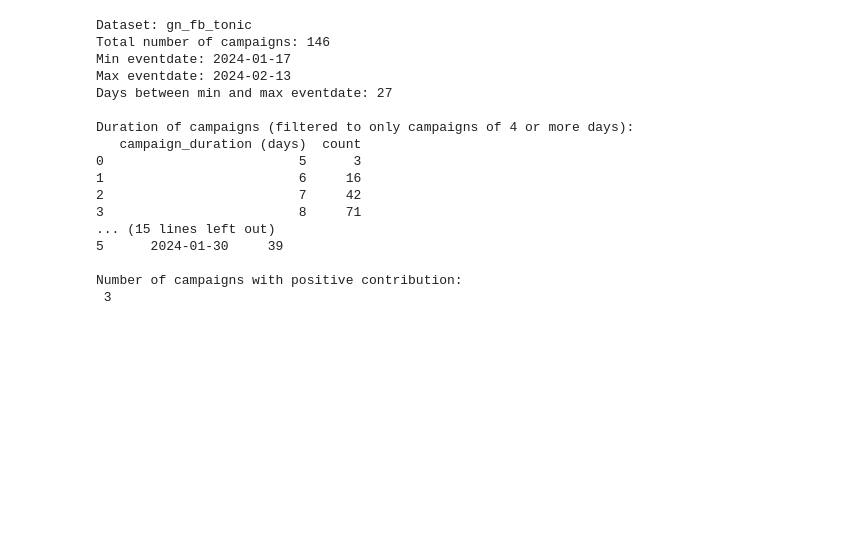
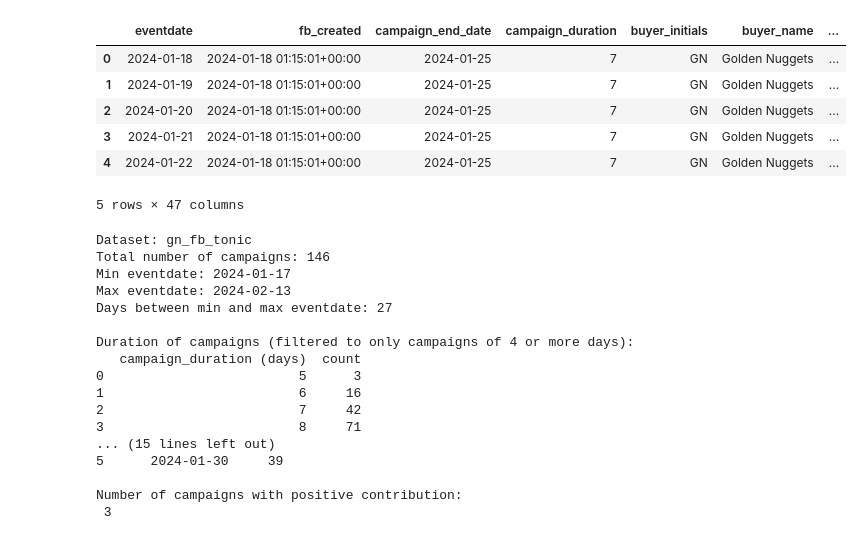
Before and after one commit to rfmanz/campaign_value_prediction, a Jupyter notebook: run.ipynb, the cells around one changed output. Cells and saved outputs as stored; diff of their text form; code cells hidden in the pictures; blank space fills up the shorter version.

```diff
--- a/run.ipynb
+++ b/run.ipynb
@@ -121,6 +121,16 @@ min_campaign_duration = 4
 # series =  one_hot_encode(series, static_cols)
 
 series = pd.read_csv('series.csv', index_col=0, parse_dates=['eventdate'], dtype={'ad_id': str})
+# %%
+series.head()
+# %% [output]
+|  | eventdate | fb_created | campaign_end_date | campaign_duration | buyer_initials | buyer_name | ... |
+| 0 | 2024-01-18 | 2024-01-18 01:15:01+00:00 | 2024-01-25 | 7 | GN | Golden Nuggets | ... |
+| 1 | 2024-01-19 | 2024-01-18 01:15:01+00:00 | 2024-01-25 | 7 | GN | Golden Nuggets | ... |
+| 2 | 2024-01-20 | 2024-01-18 01:15:01+00:00 | 2024-01-25 | 7 | GN | Golden Nuggets | ... |
+| 3 | 2024-01-21 | 2024-01-18 01:15:01+00:00 | 2024-01-25 | 7 | GN | Golden Nuggets | ... |
+| 4 | 2024-01-22 | 2024-01-18 01:15:01+00:00 | 2024-01-25 | 7 | GN | Golden Nuggets | ... |
+5 rows × 47 columns
 # %%
 ## stats
 
```
Also changed, not shown: parts of 8 cells of this notebook, 2 other files.
